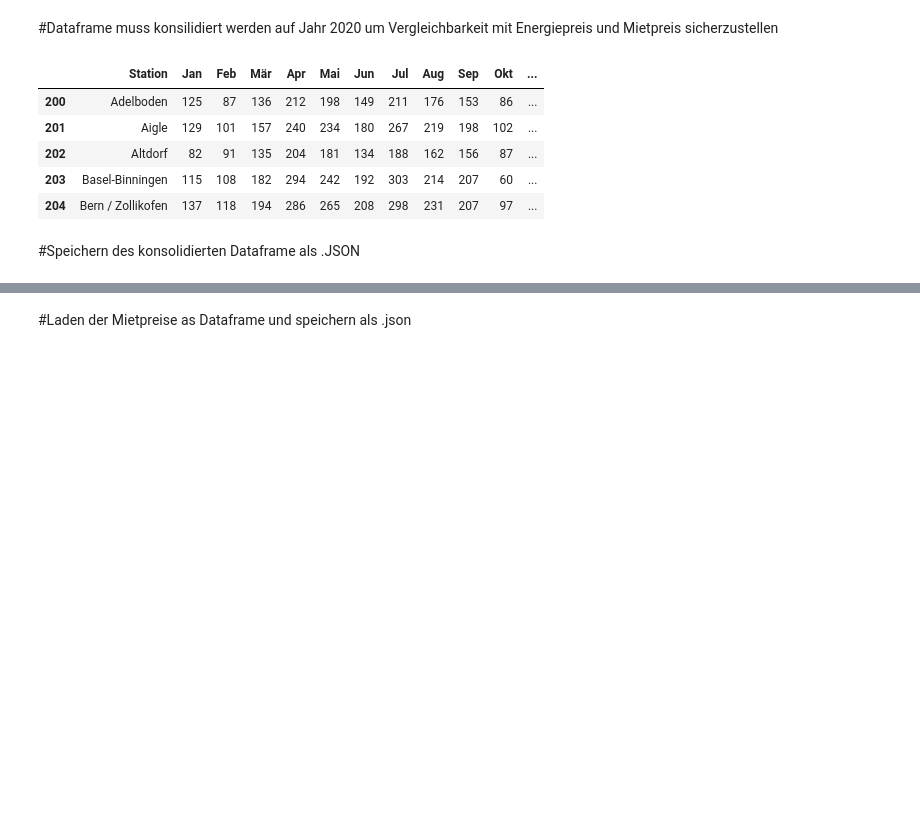
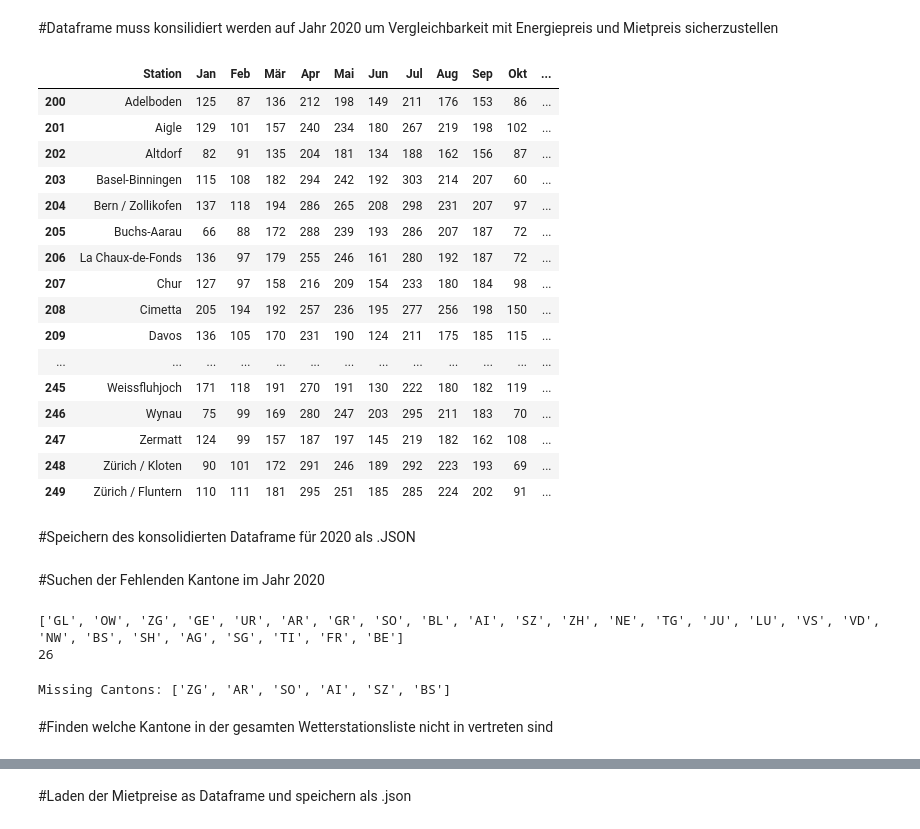
Before and after one commit to kevgam/CAS_IE_Scripting, a Jupyter notebook: group_5_aggregate.ipynb, the cells around one changed output, grey strips where cells are left out. Drawn from its saved outputs; the diff is of its cells as text; code cells hidden in the pictures; blank space fills up the shorter version.

```diff
--- a/group_5_aggregate.ipynb
+++ b/group_5_aggregate.ipynb
@@ -607,17 +628,32 @@ print(sunshine_data_complete)
 # %%
 sunshine_data = pd.read_json('/content/drive/MyDrive/ie_scripting_datasets/sunshine_data_complete_all_years.json')
 
 sunshine_data_2020 = sunshine_data[sunshine_data['Year'] == 2020]
 sunshine_data_2020.head()
+
+#Show all Rows for visual check
+with pd.option_context('display.max_rows', None, 'display.max_columns', None):  # more options can be specified also
+    display(sunshine_data_2020)
 # %% [output]
 |  | Station | Jan | Feb | Mär | Apr | Mai | Jun | Jul | Aug | Sep | Okt | ... |
 | 200 | Adelboden | 125 | 87 | 136 | 212 | 198 | 149 | 211 | 176 | 153 | 86 | ... |
 | 201 | Aigle | 129 | 101 | 157 | 240 | 234 | 180 | 267 | 219 | 198 | 102 | ... |
 | 202 | Altdorf | 82 | 91 | 135 | 204 | 181 | 134 | 188 | 162 | 156 | 87 | ... |
 | 203 | Basel-Binningen | 115 | 108 | 182 | 294 | 242 | 192 | 303 | 214 | 207 | 60 | ... |
 | 204 | Bern / Zollikofen | 137 | 118 | 194 | 286 | 265 | 208 | 298 | 231 | 207 | 97 | ... |
+| 205 | Buchs-Aarau | 66 | 88 | 172 | 288 | 239 | 193 | 286 | 207 | 187 | 72 | ... |
+| 206 | La Chaux-de-Fonds | 136 | 97 | 179 | 255 | 246 | 161 | 280 | 192 | 187 | 72 | ... |
+| 207 | Chur | 127 | 97 | 158 | 216 | 209 | 154 | 233 | 180 | 184 | 98 | ... |
+| 208 | Cimetta | 205 | 194 | 192 | 257 | 236 | 195 | 277 | 256 | 198 | 150 | ... |
+| 209 | Davos | 136 | 105 | 170 | 231 | 190 | 124 | 211 | 175 | 185 | 115 | ... |
+| ... | ... | ... | ... | ... | ... | ... | ... | ... | ... | ... | ... | ... |
+| 245 | Weissfluhjoch | 171 | 118 | 191 | 270 | 191 | 130 | 222 | 180 | 182 | 119 | ... |
+| 246 | Wynau | 75 | 99 | 169 | 280 | 247 | 203 | 295 | 211 | 183 | 70 | ... |
+| 247 | Zermatt | 124 | 99 | 157 | 187 | 197 | 145 | 219 | 182 | 162 | 108 | ... |
+| 248 | Zürich / Kloten | 90 | 101 | 172 | 291 | 246 | 189 | 292 | 223 | 193 | 69 | ... |
+| 249 | Zürich / Fluntern | 110 | 111 | 181 | 295 | 251 | 185 | 285 | 224 | 202 | 91 | ... |
 # %% [markdown]
-#Speichern des konsolidierten Dataframe als .JSON
+#Speichern des konsolidierten Dataframe für 2020 als .JSON
 # %%
 # Define Sunshinedata DataFrame for year 2020
 sunshine_data_2020_df = sunshine_data[sunshine_data['Year'] == 2020]
@@ -626,3 +662,48 @@ sunshine_data_2020_df = sunshine_data[sunshine_data['Year'] == 2020]
 
 with open('/content/drive/MyDrive/ie_scripting_datasets/sunshine_data_2020_df.json', 'w', encoding='utf-8') as f:
   json.dump(sunshine_data_2020_df.to_dict(orient='records'), f, ensure_ascii=False, indent=4)
+# %% [markdown]
+#Suchen der Fehlenden Kantone im Jahr 2020
+# %%
+#loop welcher eine liste min allen kantonsabkürzungen erstellt und als .json speichert
+
+
+kantone = set()  # Initialize an empty set to store unique Kantone
+
+with open('/content/drive/MyDrive/ie_scripting_datasets/gemeinden.json', 'r') as f:
+    data = json.load(f)  # Load the JSON array
+
+for item in data:  # Iterate through the objects in the array
+    kantone.add(item['Kanton'])  # Extract 'Kanton' and add to set
+
+kanton_list = list(kantone)  # Convert the set to a list
+
+print(kanton_list)  # Print the list
+print(len(kanton_list))
+
+with open('/content/drive/MyDrive/ie_scripting_datasets/kanton_list.json', 'w', encoding='utf-8') as f:
+  json.dump(kanton_list, f, ensure_ascii=False, indent=4)
+# %% [output]
+['GL', 'OW', 'ZG', 'GE', 'UR', 'AR', 'GR', 'SO', 'BL', 'AI', 'SZ', 'ZH', 'NE', 'TG', 'JU', 'LU', 'VS', 'VD', 'NW', 'BS', 'SH', 'AG', 'SG', 'TI', 'FR', 'BE']
+26
+# %%
+# Load the kanton_list from JSON file
+with open('/content/drive/MyDrive/ie_scripting_datasets/kanton_list.json', 'r') as f:
+    kanton_list = json.load(f)
+
+# Get unique values from the "canton_short_name" column
+sunshine_cantons = set(sunshine_data_2020['canton_short_name'].unique())
+
+# Find missing cantons
+missing_cantons = [kanton for kanton in kanton_list if kanton not in sunshine_cantons]
+
+# Print the missing cantons
+print("Missing Cantons:", missing_cantons)
+
+# Save the missing cantons to a JSON file
+with open('/content/drive/MyDrive/ie_scripting_datasets/missing_cantons_2020.json', 'w', encoding='utf-8') as f:
+    json.dump(missing_cantons, f)
+# %% [output]
+Missing Cantons: ['ZG', 'AR', 'SO', 'AI', 'SZ', 'BS']
+# %% [markdown]
+#Finden welche Kantone in der gesamten Wetterstationsliste nicht in vertreten sind
```
Also changed, not shown: parts of 11 cells of this notebook.
